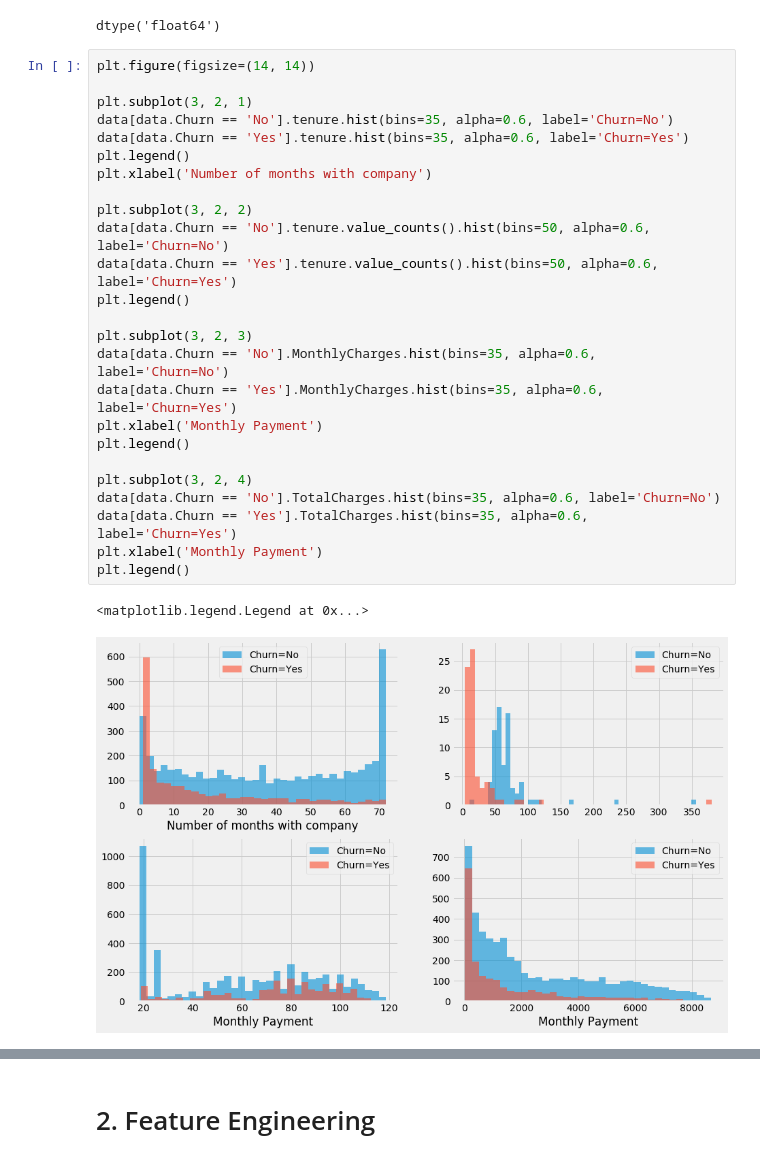
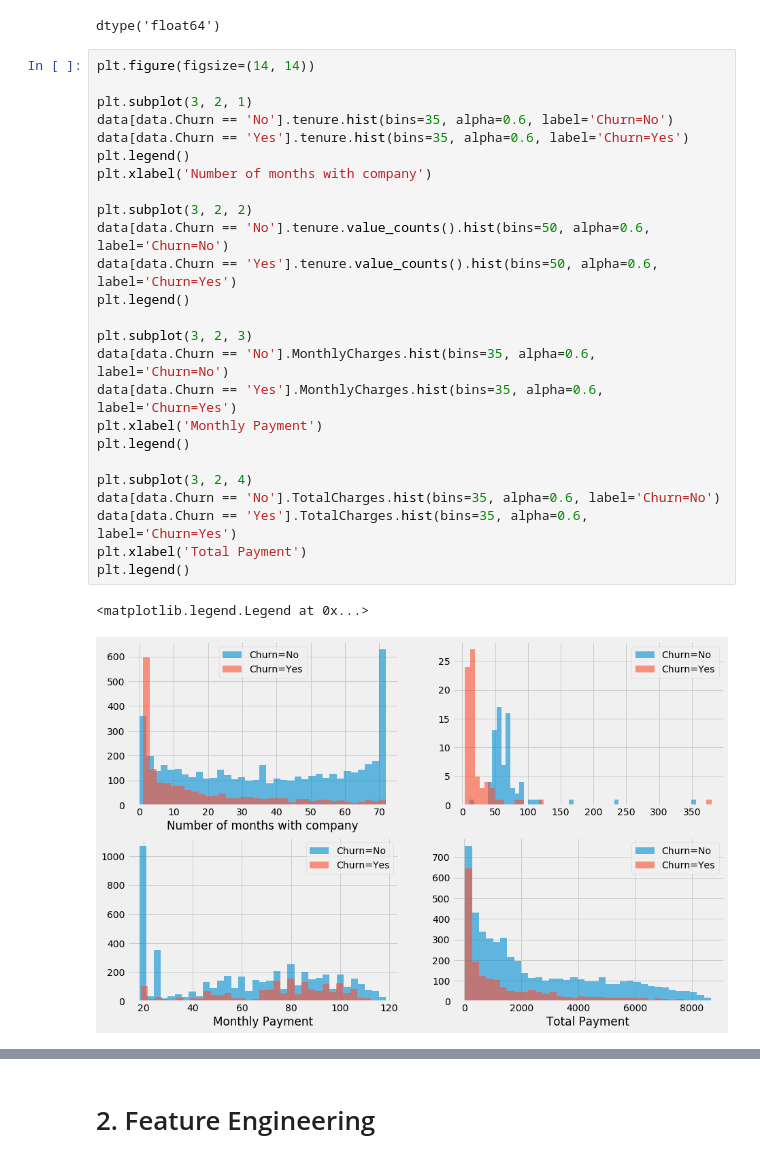
Before and after one commit to fares-ds/Telecom_Customer_Churn_Prediction, a Jupyter notebook: telecom_customer_churn_prediciton.ipynb, the cells around one changed output, grey strips where cells are left out. Cells and saved outputs as stored; diff of their text form.

```diff
--- a/telecom_customer_churn_prediciton.ipynb
+++ b/telecom_customer_churn_prediciton.ipynb
@@ -147,31 +145,31 @@ dtype('float64')
 # %%
 plt.figure(figsize=(14, 14))
 
 plt.subplot(3, 2, 1)
 data[data.Churn == 'No'].tenure.hist(bins=35, alpha=0.6, label='Churn=No')
 data[data.Churn == 'Yes'].tenure.hist(bins=35, alpha=0.6, label='Churn=Yes')
 plt.legend()
 plt.xlabel('Number of months with company')
 
 plt.subplot(3, 2, 2)
 data[data.Churn == 'No'].tenure.value_counts().hist(bins=50, alpha=0.6, label='Churn=No')
 data[data.Churn == 'Yes'].tenure.value_counts().hist(bins=50, alpha=0.6, label='Churn=Yes')
 plt.legend()
 
 plt.subplot(3, 2, 3)
 data[data.Churn == 'No'].MonthlyCharges.hist(bins=35, alpha=0.6, label='Churn=No')
 data[data.Churn == 'Yes'].MonthlyCharges.hist(bins=35, alpha=0.6, label='Churn=Yes')
 plt.xlabel('Monthly Payment')
 plt.legend()
 
 plt.subplot(3, 2, 4)
 data[data.Churn == 'No'].TotalCharges.hist(bins=35, alpha=0.6, label='Churn=No')
 data[data.Churn == 'Yes'].TotalCharges.hist(bins=35, alpha=0.6, label='Churn=Yes')
-plt.xlabel('Monthly Payment')
+plt.xlabel('Total Payment')
 plt.legend()
 # %% [output]
 <matplotlib.legend.Legend at 0x...>
-[figure, old version]
+[figure, new version]
 # %% [markdown]
 ## `OnlineSecurity`, `OnlineBackup`, `InternetService`, `MultipleLines`, `DeviceProtection`, `TechSupport`
 
```
Also changed, not shown: parts of 27 cells of this notebook.
